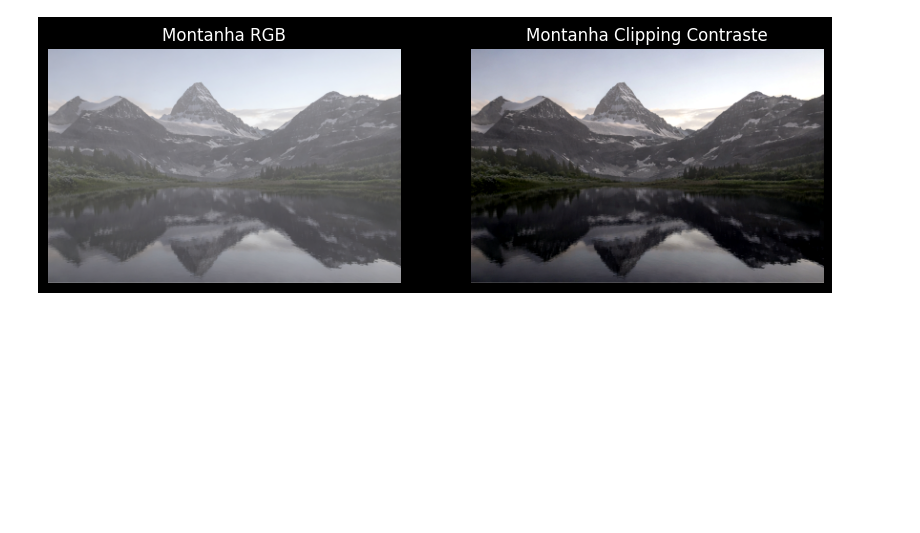
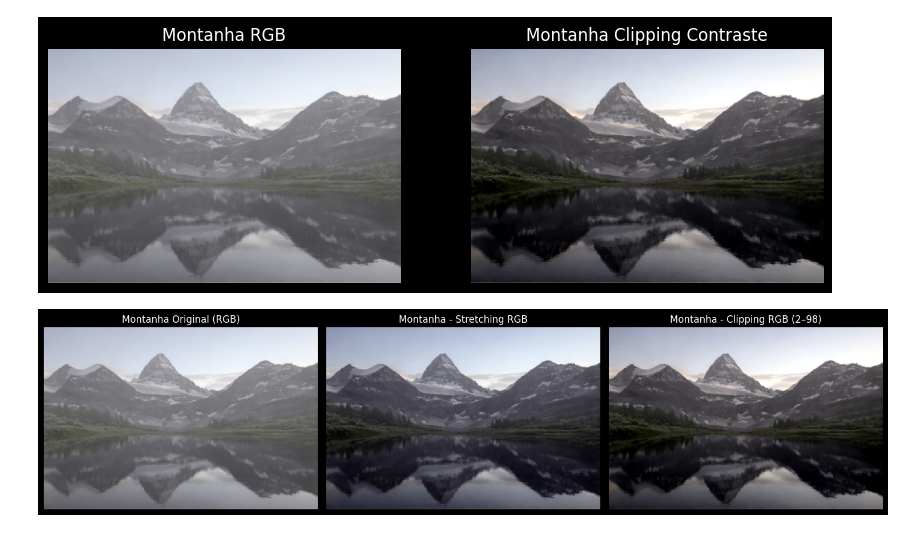
Before and after one commit to Renef13/Atividade_3_PI, a Jupyter notebook: melhoramento.ipynb, the cells around one changed output. Cells and saved outputs as stored; diff of their text form; code cells hidden in the pictures; blank space fills up the shorter version.

```diff
--- a/melhoramento.ipynb
+++ b/melhoramento.ipynb
@@ -164,3 +132,27 @@ plt.axis('off')
 plt.show()
 # %% [output]
 [figure]
+# %%
+imagem_rgb = clip_contraste(montanha_out_rgb, p_min, p_max)
+
+plt.figure(figsize=(15, 5))
+
+plt.subplot(1, 3, 1)
+plt.imshow(motanha_rgb)
+plt.title('Montanha Original (RGB)')
+plt.axis('off')
+
+plt.subplot(1, 3, 2)
+plt.imshow(montanha_out_rgb)
+plt.title('Montanha - Stretching RGB')
+plt.axis('off')
+
+plt.subplot(1, 3, 3)
+plt.imshow(imagem_rgb)
+plt.title(f'Montanha - Clipping RGB ({p_min}–{p_max})')
+plt.axis('off')
+
+plt.tight_layout()
+plt.show()
+# %% [output]
+[figure, added]
```
Also changed, not shown: parts of 7 cells of this notebook.
